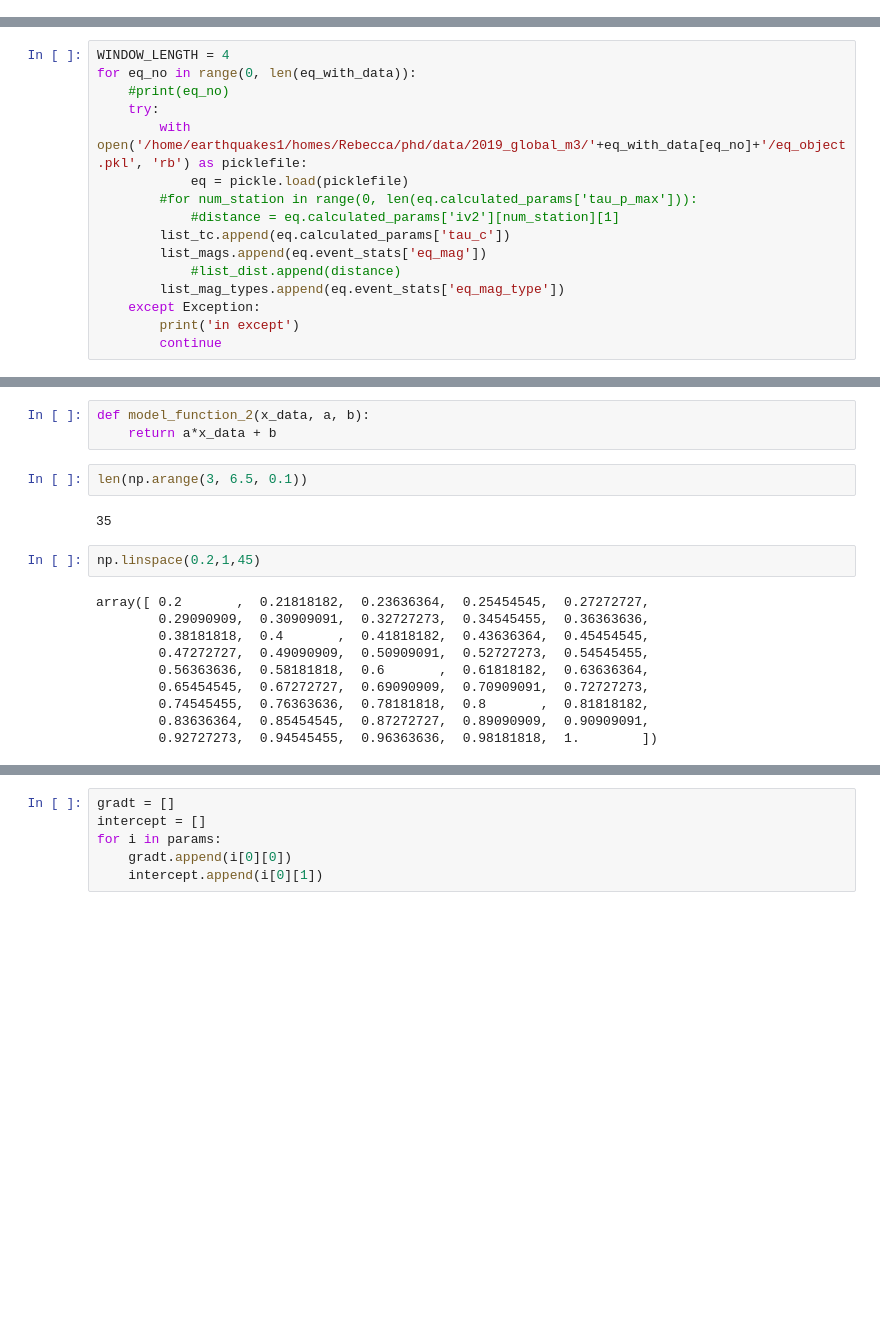
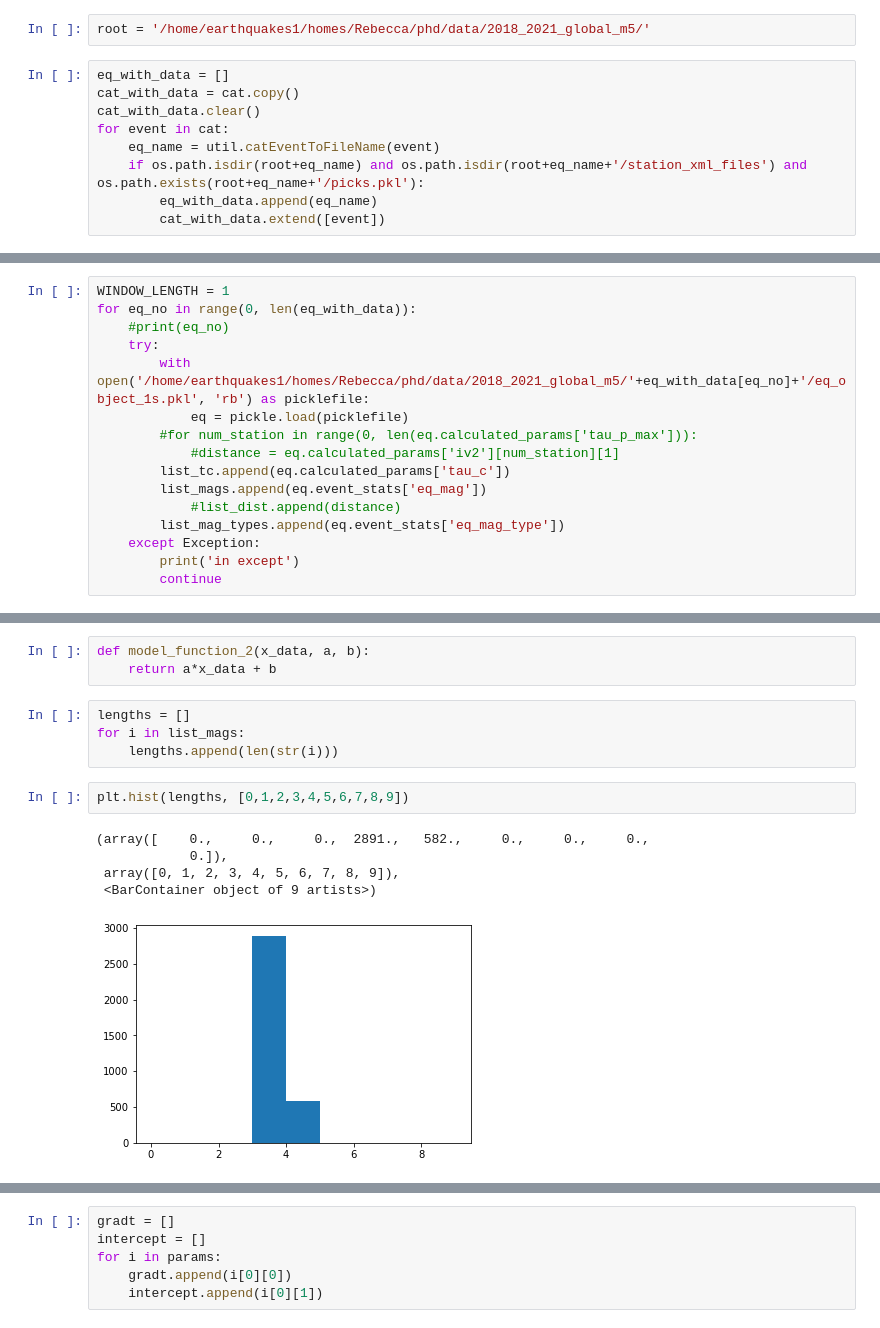
Before and after one commit to RebeccaColquhoun/seismo_det, a Jupyter notebook: code/tc_from_objects.ipynb, the cells around one changed output, grey strips where cells are left out. Cells and saved outputs as stored; diff of their text form; blank space fills up the shorter version.

```diff
--- a/code/tc_from_objects.ipynb
+++ b/code/tc_from_objects.ipynb
@@ -59,0 +99,11 @@ count = 0
+# %%
+root = '/home/earthquakes1/homes/Rebecca/phd/data/2018_2021_global_m5/'
+# %%
+eq_with_data = []
+cat_with_data = cat.copy()
+cat_with_data.clear()
+for event in cat:
+    eq_name = util.catEventToFileName(event)
+    if os.path.isdir(root+eq_name) and os.path.isdir(root+eq_name+'/station_xml_files') and os.path.exists(root+eq_name+'/picks.pkl'):
+        eq_with_data.append(eq_name)
+        cat_with_data.extend([event])
@@ -60,9 +114,9 @@ count = 0
 # %%
-WINDOW_LENGTH = 4
+WINDOW_LENGTH = 1
 for eq_no in range(0, len(eq_with_data)):
     #print(eq_no)
     try:
-        with open('/home/earthquakes1/homes/Rebecca/phd/data/2019_global_m3/'+eq_with_data[eq_no]+'/eq_object.pkl', 'rb') as picklefile:
+        with open('/home/earthquakes1/homes/Rebecca/phd/data/2018_2021_global_m5/'+eq_with_data[eq_no]+'/eq_object_1s.pkl', 'rb') as picklefile:
             eq = pickle.load(picklefile)
         #for num_station in range(0, len(eq.calculated_params['tau_p_max'])):
             #distance = eq.calculated_params['iv2'][num_station][1]
@@ -81,22 +151,18 @@ def model_function(x_data, a, b):
 # %%
 def model_function_2(x_data, a, b):
     return a*x_data + b
-# %%
-len(np.arange(3, 6.5, 0.1))
-# %% [output]
-35
-# %%
-np.linspace(0.2,1,45)
-# %% [output]
-array([ 0.2       ,  0.21818182,  0.23636364,  0.25454545,  0.27272727,
-        0.29090909,  0.30909091,  0.32727273,  0.34545455,  0.36363636,
-        0.38181818,  0.4       ,  0.41818182,  0.43636364,  0.45454545,
-        0.47272727,  0.49090909,  0.50909091,  0.52727273,  0.54545455,
-        0.56363636,  0.58181818,  0.6       ,  0.61818182,  0.63636364,
-        0.65454545,  0.67272727,  0.69090909,  0.70909091,  0.72727273,
-        0.74545455,  0.76363636,  0.78181818,  0.8       ,  0.81818182,
-        0.83636364,  0.85454545,  0.87272727,  0.89090909,  0.90909091,
-        0.92727273,  0.94545455,  0.96363636,  0.98181818,  1.        ])
+# %%
+lengths = []
+for i in list_mags:
+    lengths.append(len(str(i)))
+# %%
+plt.hist(lengths, [0,1,2,3,4,5,6,7,8,9])
+# %% [output]
+(array([    0.,     0.,     0.,  2891.,   582.,     0.,     0.,     0.,
+            0.]),
+ array([0, 1, 2, 3, 4, 5, 6, 7, 8, 9]),
+ <BarContainer object of 9 artists>)
+[figure, added]
 # %%
 params = []
 #opacities = np.linspace(0.2,1,45)
```
Also changed, not shown: parts of 16 cells of this notebook, 25 other files.
